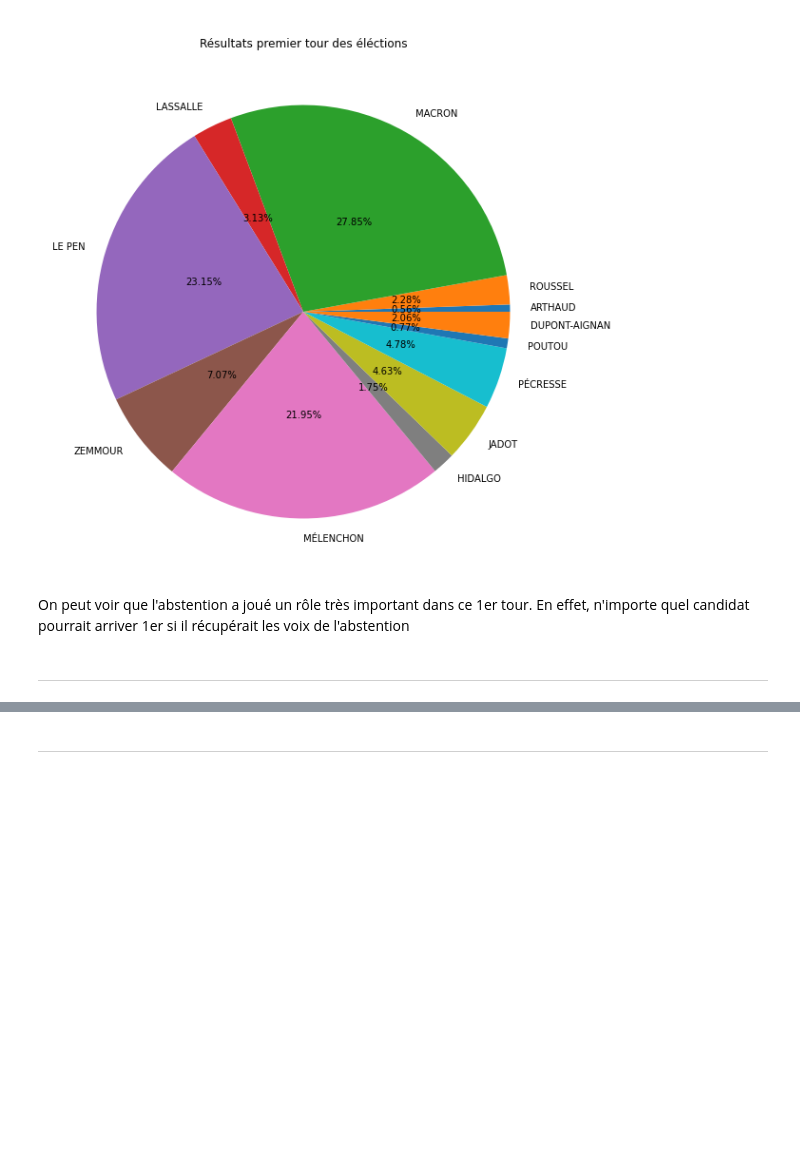
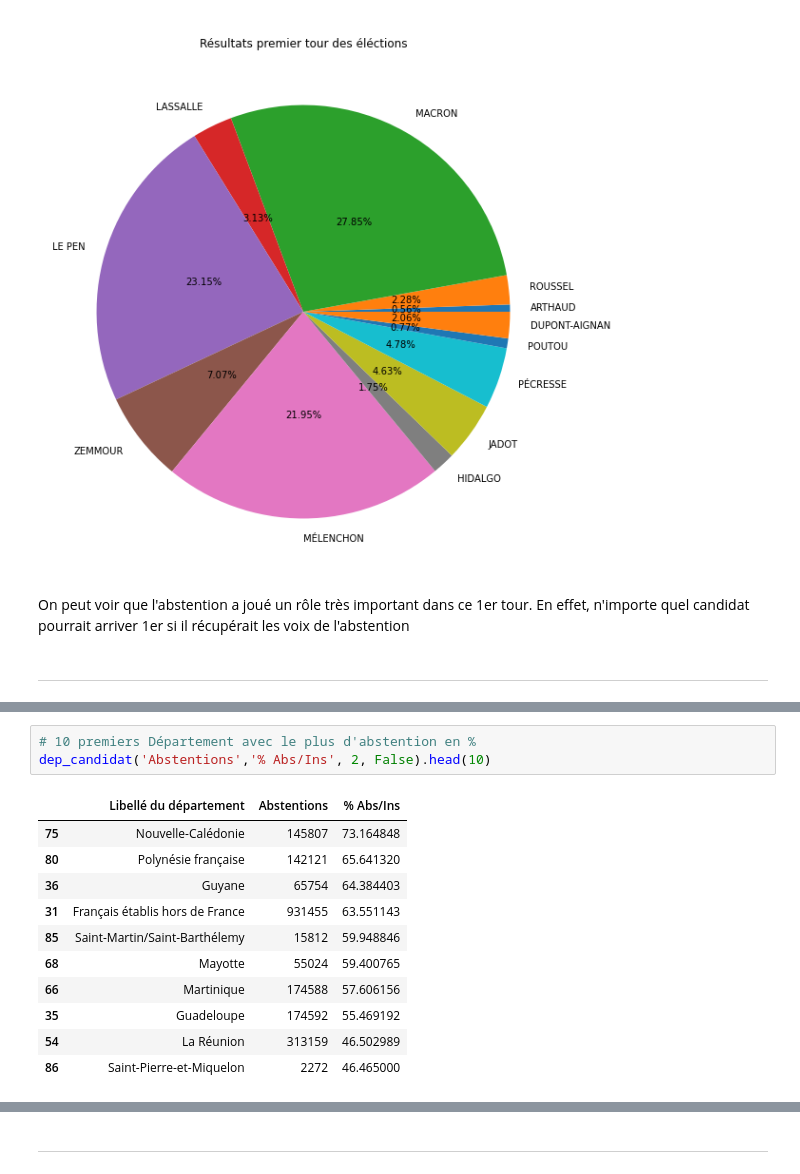
Before and after one commit to BaderEK/AnalyseDeDonnees, a Jupyter notebook: Groupe 2/Groupe 2/rendu.ipynb, the cells around one changed output, grey strips where cells are left out. Cells and saved outputs as stored; diff of their text form; blank space fills up the shorter version.

```diff
--- a/Groupe 2/Groupe 2/rendu.ipynb
+++ b/Groupe 2/Groupe 2/rendu.ipynb
@@ -176,0 +322,15 @@ max(df_LJ_dep['Voix.LJ'])
+# %%
+# 10 premiers Département avec le plus d'abstention en %
+dep_candidat('Abstentions','% Abs/Ins', 2, False).head(10)
+# %% [output]
+|  | Libellé du département | Abstentions | % Abs/Ins |
+| 75 | Nouvelle-Calédonie | 145807 | 73.164848 |
+| 80 | Polynésie française | 142121 | 65.641320 |
+| 36 | Guyane | 65754 | 64.384403 |
+| 31 | Français établis hors de France | 931455 | 63.551143 |
+| 85 | Saint-Martin/Saint-Barthélemy | 15812 | 59.948846 |
+| 68 | Mayotte | 55024 | 59.400765 |
+| 66 | Martinique | 174588 | 57.606156 |
+| 35 | Guadeloupe | 174592 | 55.469192 |
+| 54 | La Réunion | 313159 | 46.502989 |
+| 86 | Saint-Pierre-et-Miquelon | 2272 | 46.465000 |
```
Also changed, not shown: parts of 51 cells of this notebook.
